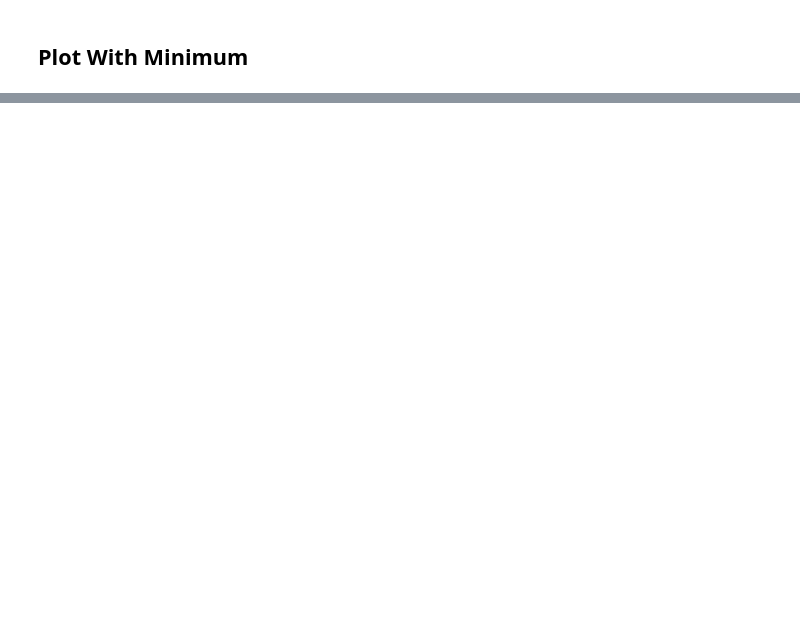
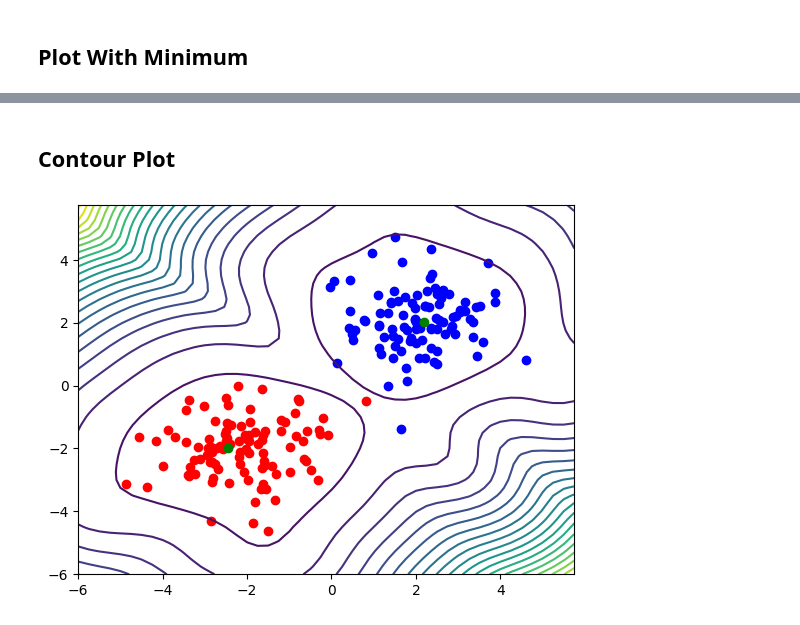
Before and after one commit to miaortizma/qosf24spring, a Jupyter notebook: minimization_algo_exploration_sanjay.ipynb, the cells around one changed output, grey strips where cells are left out. Saved outputs shown, nothing was run; the diff lists cells and outputs as text; code cells hidden in the pictures; blank space fills up the shorter version.

```diff
--- a/minimization_algo_exploration_sanjay.ipynb
+++ b/minimization_algo_exploration_sanjay.ipynb
@@ -93,0 +100,20 @@ plt.show()
+# %% [markdown]
+## Contour Plot
+# %%
+delta = .25
+x_synth = np.arange(-6.0, 6.0, delta)
+y_synth = np.arange(-6.0, 6.0, delta)
+[X_synth, Y_synth] = np.meshgrid(x_synth, y_synth)
+Z_synth = np.array([[potential_2d.value([i,j]) for i in x_synth]for j in y_synth])
+# %%
+min_value = min(potential_2d.value(center_1),potential_2d.value(center_2))
+max_value = max([max(ele) for ele in Z_synth])
+levels = np.arange(min_value,max_value, 1)
+plt.scatter(X_1[:, 0], X_1[:, 1], c ='red')
+plt.scatter(X_2[:, 0], X_2[:, 1], c = 'blue')
+plt.scatter(center_1[0],center_1[1], c = 'green')
+plt.scatter(center_2[0],center_2[1], c = 'green')
+plt.contour(X_synth, Y_synth, Z_synth, levels)
+plt.show()
+# %% [output]
+[figure, added]
```
Also changed, not shown: parts of 22 cells of this notebook.
